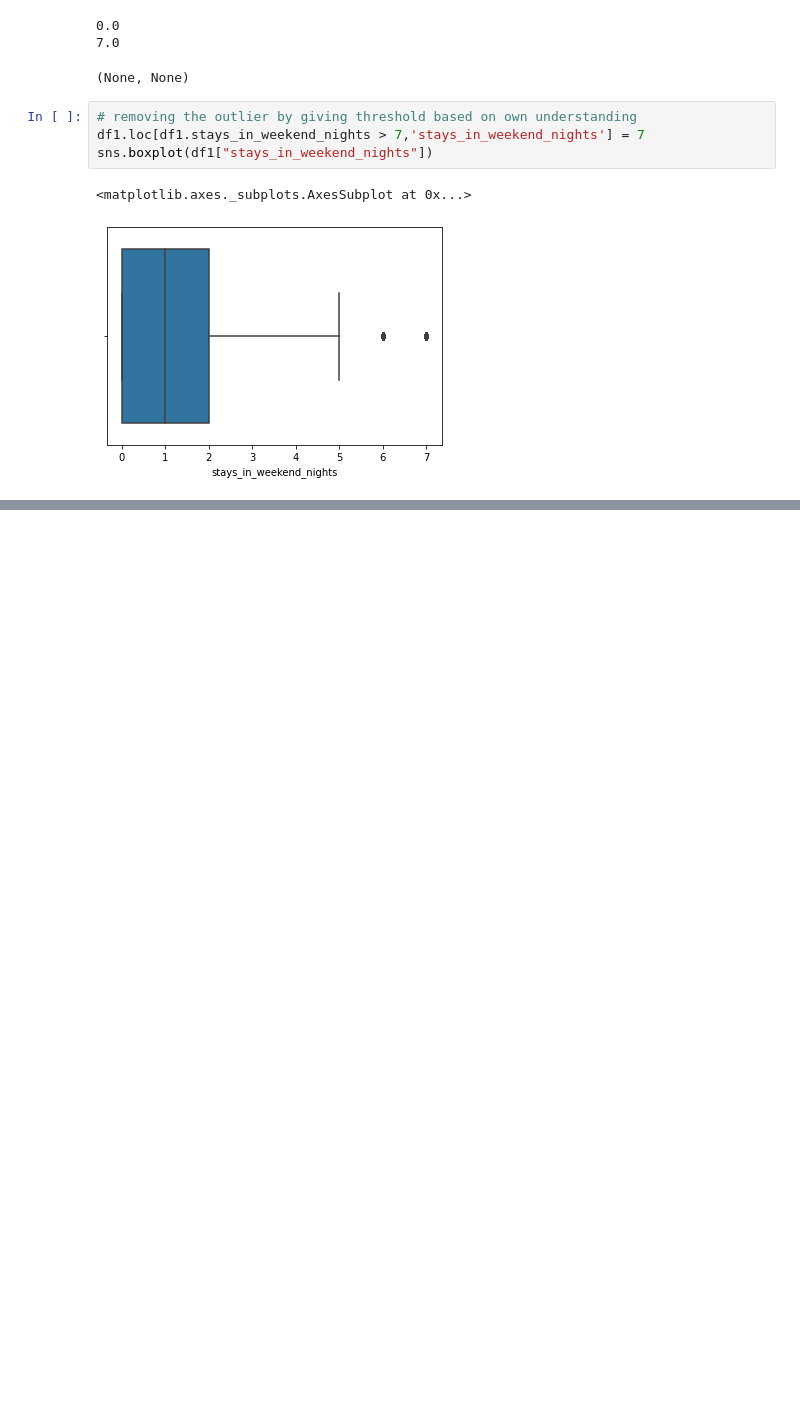
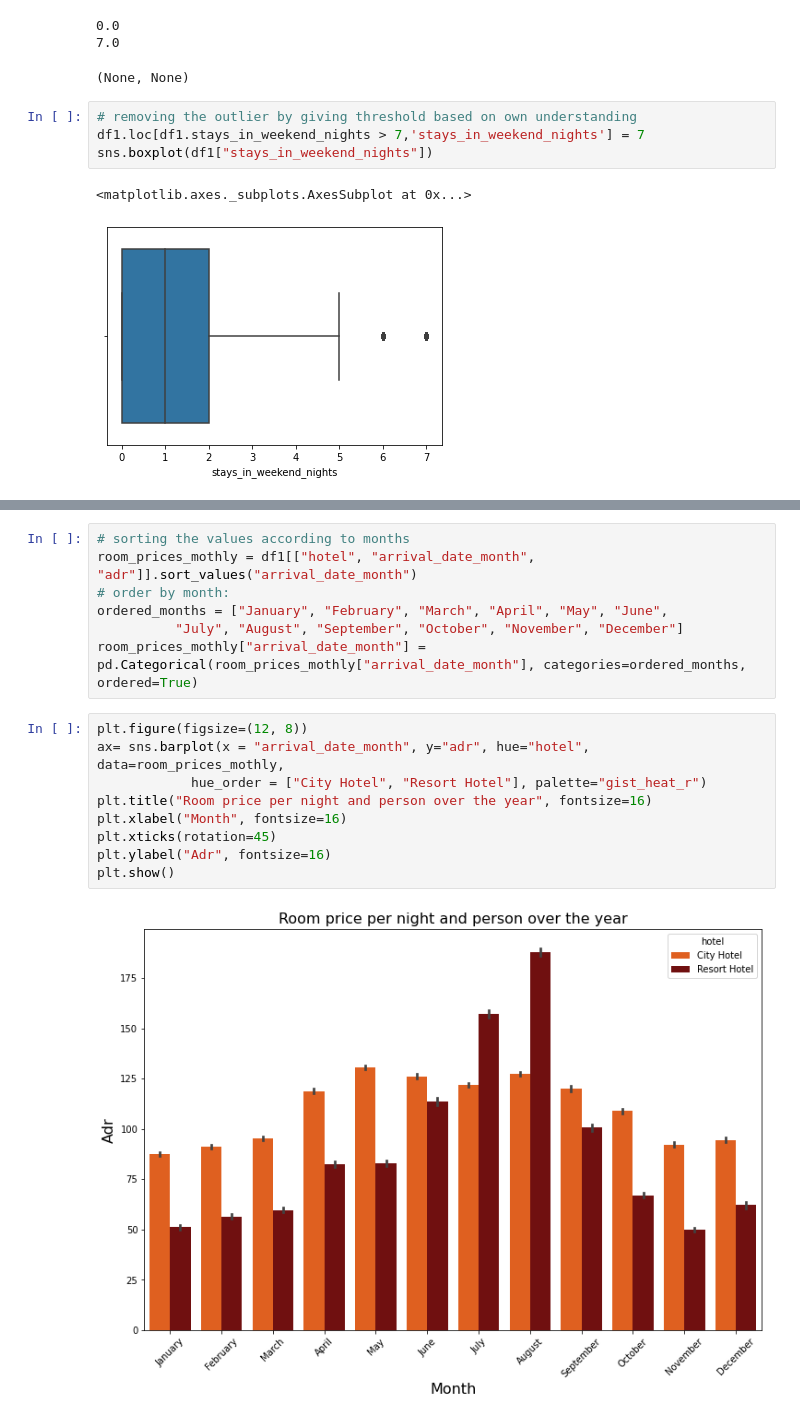
Before and after one commit to SUMITYADAV96/CAPSTONE_PROJECT-HOTEL-BOOKING-ANALYSIS, a Jupyter notebook: Hotel_Booking_Analysis_Capstone_Project.ipynb, the cells around one changed output, grey strips where cells are left out. Drawn from its saved outputs; the diff is of its cells as text; blank space fills up the shorter version.

```diff
--- a/Hotel_Booking_Analysis_Capstone_Project.ipynb
+++ b/Hotel_Booking_Analysis_Capstone_Project.ipynb
@@ -309,0 +420,18 @@ sns.boxplot(df1["stays_in_weekend_nights"])
+# %%
+# sorting the values according to months
+room_prices_mothly = df1[["hotel", "arrival_date_month", "adr"]].sort_values("arrival_date_month")
+# order by month:
+ordered_months = ["January", "February", "March", "April", "May", "June",
+          "July", "August", "September", "October", "November", "December"]
+room_prices_mothly["arrival_date_month"] = pd.Categorical(room_prices_mothly["arrival_date_month"], categories=ordered_months, ordered=True)
+# %%
+plt.figure(figsize=(12, 8))
+ax= sns.barplot(x = "arrival_date_month", y="adr", hue="hotel", data=room_prices_mothly,
+            hue_order = ["City Hotel", "Resort Hotel"], palette="gist_heat_r")
+plt.title("Room price per night and person over the year", fontsize=16)
+plt.xlabel("Month", fontsize=16)
+plt.xticks(rotation=45)
+plt.ylabel("Adr", fontsize=16)
+plt.show()
+# %% [output]
+[figure, added]
```
Also changed, not shown: parts of 36 cells of this notebook.
